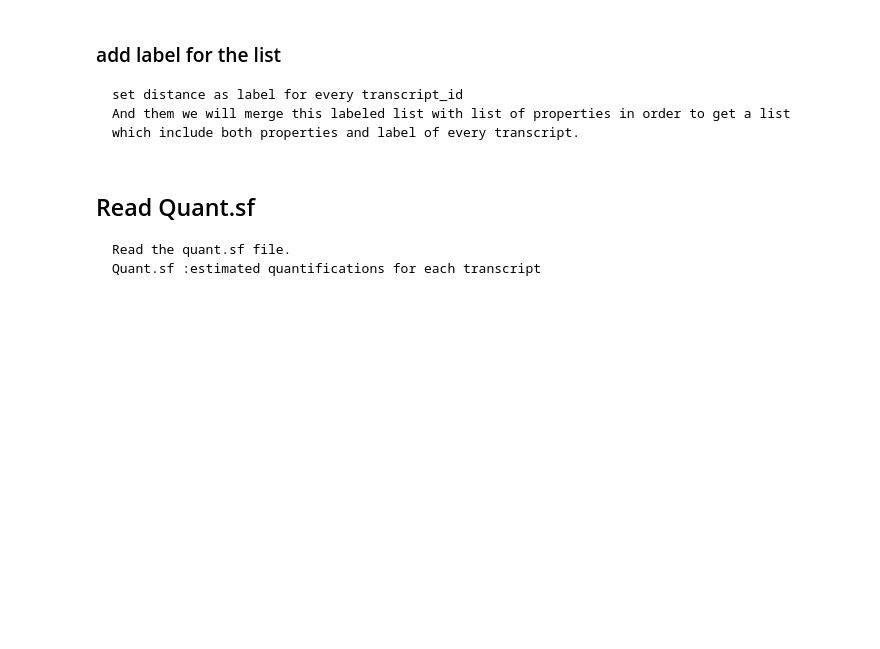
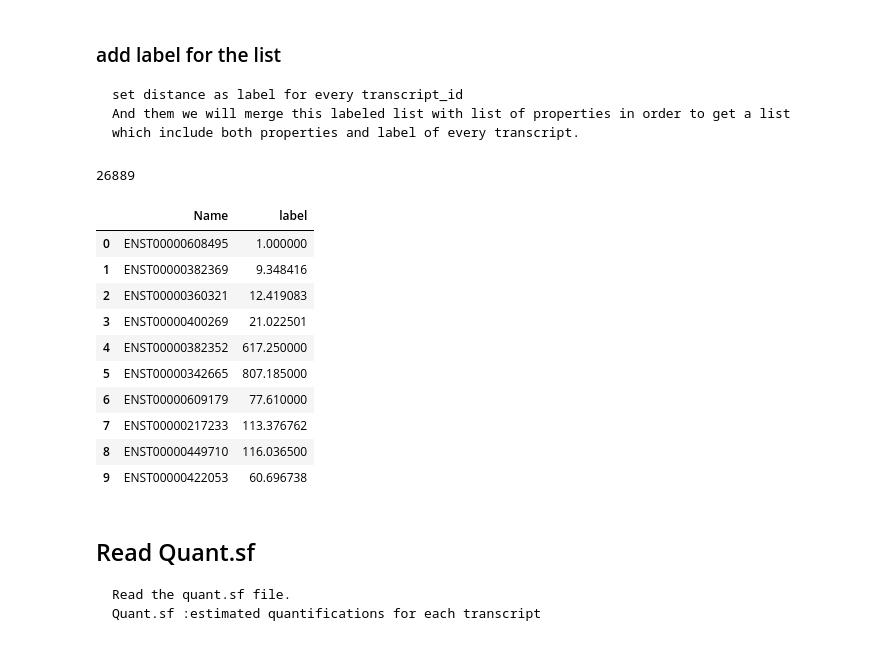
Before and after one commit to weiuniverse/Uncertainty_quantification, a Jupyter notebook: source/Uncertainty_distance.ipynb, the cells around one changed output. Cells and saved outputs as stored; diff of their text form; code cells hidden in the pictures; blank space fills up the shorter version.

```diff
--- a/source/Uncertainty_distance.ipynb
+++ b/source/Uncertainty_distance.ipynb
@@ -117,9 +164,27 @@ for id in extend_id:
 # %%
 labeled_id = [use_id,dist]
 labeled = list(map(list,zip(*labeled_id)))
+# %%
+len(use_id)
+# %% [output]
+26889
 # %%
 df_labeled_id = pd.DataFrame.from_records(labeled, columns=['Name','label'])
 df_labeled_id.Name = df_labeled_id.Name.astype(str)
+# %%
+df_labeled_id.head(10)
+# %% [output]
+|  | Name | label |
+| 0 | ENST00000608495 | 1.000000 |
+| 1 | ENST00000382369 | 9.348416 |
+| 2 | ENST00000360321 | 12.419083 |
+| 3 | ENST00000400269 | 21.022501 |
+| 4 | ENST00000382352 | 617.250000 |
+| 5 | ENST00000342665 | 807.185000 |
+| 6 | ENST00000609179 | 77.610000 |
+| 7 | ENST00000217233 | 113.376762 |
+| 8 | ENST00000449710 | 116.036500 |
+| 9 | ENST00000422053 | 60.696738 |
 # %% [markdown]
 ## Read Quant.sf
     Read the quant.sf file.
```
Also changed, not shown: parts of 83 cells of this notebook, 2 other files.
